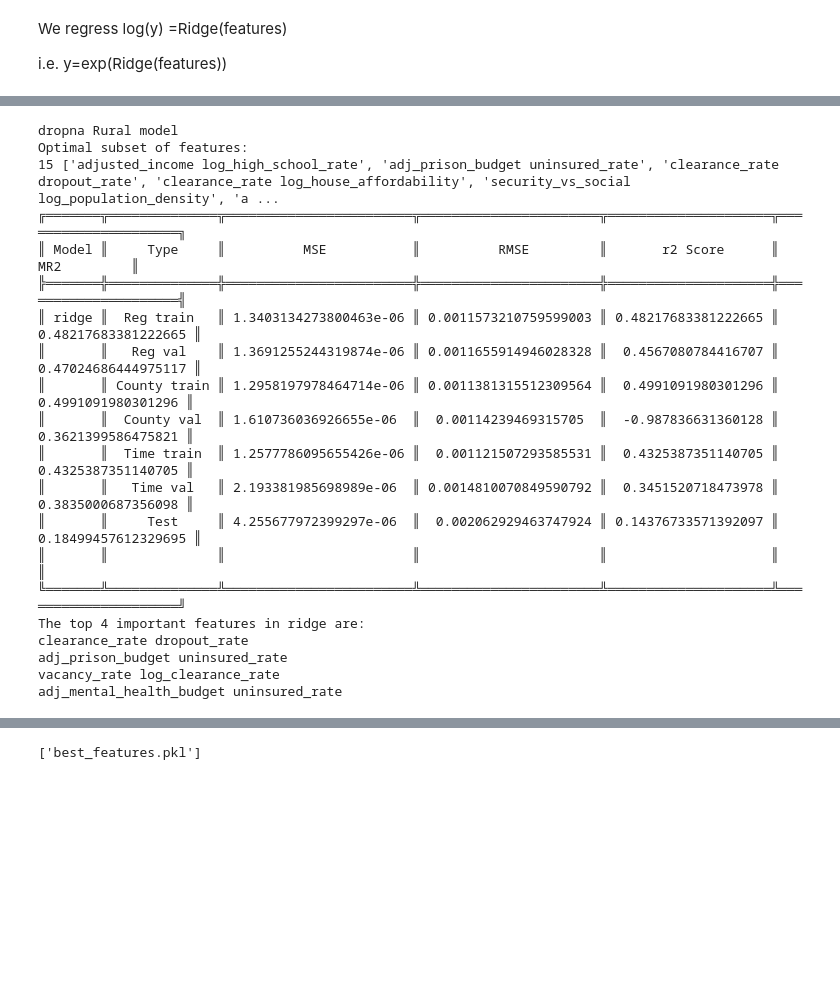
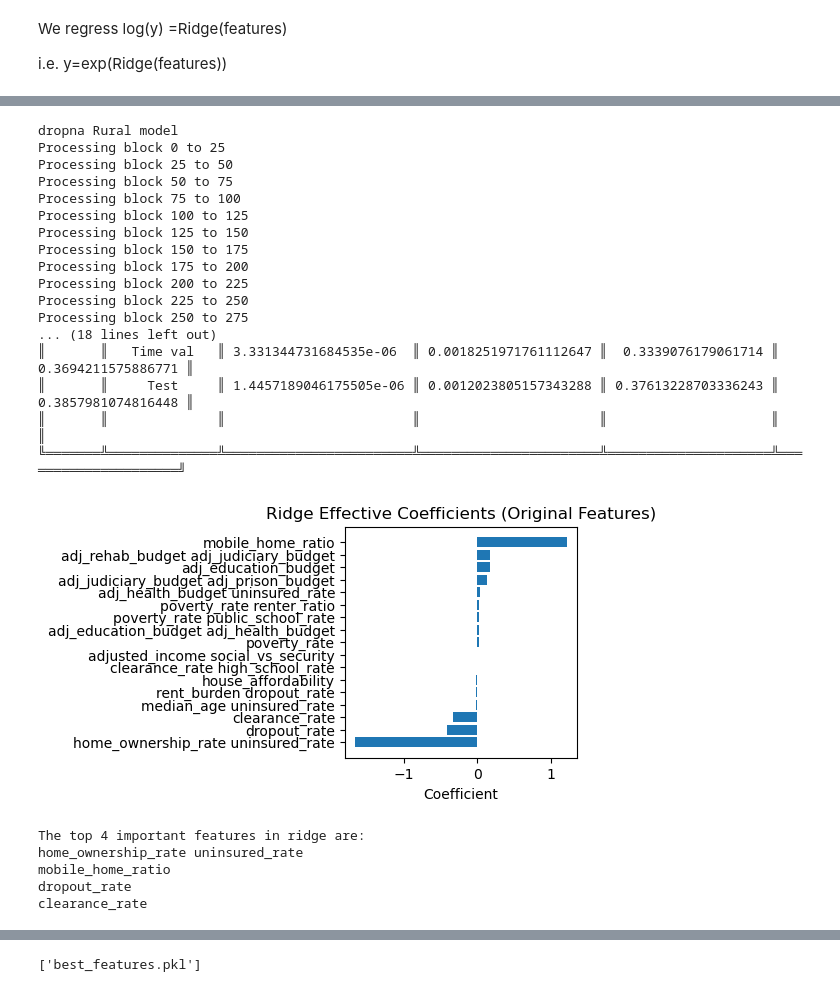
Before and after one commit to git-loa/CrimePatternsProject, a Jupyter notebook: data-exploration/data_analysis_cross_county.ipynb, the cells around one changed output, grey strips where cells are left out. Cells and saved outputs as stored; diff of their text form; code cells hidden in the pictures; blank space fills up the shorter version.

```diff
--- a/data-exploration/data_analysis_cross_county.ipynb
+++ b/data-exploration/data_analysis_cross_county.ipynb
@@ -1219,51 +1374,54 @@ i.e. y=exp(Ridge(features))
 # %%
 key="dropna"
 key1="Rural"
 print(key+" "+key1+" model")
 
 n_components = 7
 alpha=100
 models = {
     #"mlr": Pipeline([("scale", StandardScaler()),('pca',PCA(n_components=n_components)), ("Lin", LinearRegression())]),
     #"xgb": xgb.XGBRegressor(random_state=42,max_depth=3, n_estimators=100),
     "ridge": Pipeline([("scale", StandardScaler()),('pca',PCA(n_components=n_components,whiten=True)), ("ridge", Ridge(alpha))]),
     #"random_forest": Pipeline([("scale", StandardScaler()),('pca',PCA(n_components=n_components)), ("randomforest", RandomForestRegressor())]),
 }
 
 threshold_addition=0.002
 threshold_removal=0.002
 #Uncomment this to perform feature selection again
-#Best_features[(key,key1)]=list(Poly_feature_selection(set(X_train_Poly_log_dt[(key,key1)].columns), X_train_Poly_log_dt[(key,key1)], np.log(y_train_clean_dt[(key,key1)]), models["ridge"], threshold_addition=threshold_addition, threshold_removal=threshold_removal,min_features=n_components,dd=25))
+Best_features[(key,key1)]=list(Poly_feature_selection(set(X_train_Poly_dt[(key,key1)].columns), X_train_Poly_dt[(key,key1)], np.log(y_train_dt[(key,key1)]), models["ridge"], threshold_addition=threshold_addition, threshold_removal=threshold_removal,min_features=n_components,dd=25))
 
 ff=Best_features[(key,key1)]
 print("Optimal subset of features:")
 print(len(ff),ff)
 
 
-fitted_models[(key,key1)], models_stats[(key,key1)], models_pred[(key,key1)] = log_fit(
-    X_train_Poly_log_dt[(key,key1)][ff],X_test_Poly_log_dt[(key,key1)][ff], y_train_clean_dt[(key,key1)],y_test_clean_dt[(key,key1)], **models)
+fitted_models, models_stats, models_pred = log_fit(
+    X_train_Poly_dt[(key,key1)][ff],X_test_Poly_dt[(key,key1)][ff], y_train_dt[(key,key1)],y_test_dt[(key,key1)], **models)
 
 # Using pretty table
-print_table(models_stats[(key,key1)])
-feature_importance_PCA(fitted_models[(key,key1)],ff,(3,3), plot=False, models_to_use=['ridge'])
+print_table(models_stats)
+feature_importance_PCA(fitted_models,ff,(3,3), plot=True, models_to_use=['ridge'])
 # %% [output]
 dropna Rural model
-Optimal subset of features:
-15 ['adjusted_income log_high_school_rate', 'adj_prison_budget uninsured_rate', 'clearance_rate dropout_rate', 'clearance_rate log_house_affordability', 'security_vs_social log_population_density', 'a ...
-╔═══════╦══════════════╦════════════════════════╦═══════════════════════╦═════════════════════╦═════════════════════╗
-║ Model ║     Type     ║          MSE           ║          RMSE         ║       r2 Score      ║         MR2         ║
-╠═══════╬══════════════╬════════════════════════╬═══════════════════════╬═════════════════════╬═════════════════════╣
-║ ridge ║  Reg train   ║ 1.3403134273800463e-06 ║ 0.0011573210759599003 ║ 0.48217683381222665 ║ 0.48217683381222665 ║
-║       ║   Reg val    ║ 1.3691255244319874e-06 ║ 0.0011655914946028328 ║  0.4567080784416707 ║ 0.47024686444975117 ║
-║       ║ County train ║ 1.2958197978464714e-06 ║ 0.0011381315512309564 ║  0.4991091980301296 ║  0.4991091980301296 ║
-║       ║  County val  ║ 1.610736036926655e-06  ║  0.00114239469315705  ║  -0.987836631360128 ║  0.3621399586475821 ║
-║       ║  Time train  ║ 1.2577786095655426e-06 ║  0.001121507293585531 ║  0.4325387351140705 ║  0.4325387351140705 ║
-║       ║   Time val   ║ 2.193381985698989e-06  ║ 0.0014810070849590792 ║  0.3451520718473978 ║  0.3835000687356098 ║
-║       ║     Test     ║ 4.255677972399297e-06  ║  0.002062929463747924 ║ 0.14376733571392097 ║ 0.18499457612329695 ║
+Processing block 0 to 25
+Processing block 25 to 50
+Processing block 50 to 75
+Processing block 75 to 100
+Processing block 100 to 125
+Processing block 125 to 150
+Processing block 150 to 175
+Processing block 175 to 200
+Processing block 200 to 225
+Processing block 225 to 250
+Processing block 250 to 275
+... (18 lines left out)
+║       ║   Time val   ║ 3.331344731684535e-06  ║ 0.0018251971761112647 ║  0.3339076179061714 ║  0.3694211575886771 ║
+║       ║     Test     ║ 1.4457189046175505e-06 ║ 0.0012023805157343288 ║ 0.37613228703336243 ║  0.3857981074816448 ║
 ║       ║              ║                        ║                       ║                     ║                     ║
 ╚═══════╩══════════════╩════════════════════════╩═══════════════════════╩═════════════════════╩═════════════════════╝
-The top 4 important features in ridge are:
-clearance_rate dropout_rate
-adj_prison_budget uninsured_rate
-vacancy_rate log_clearance_rate
-adj_mental_health_budget uninsured_rate
+[figure, added]
+The top 4 important features in ridge are:
+home_ownership_rate uninsured_rate
+mobile_home_ratio
+dropout_rate
+clearance_rate
```
Also changed, not shown: parts of 20 cells of this notebook, 3 other files.
